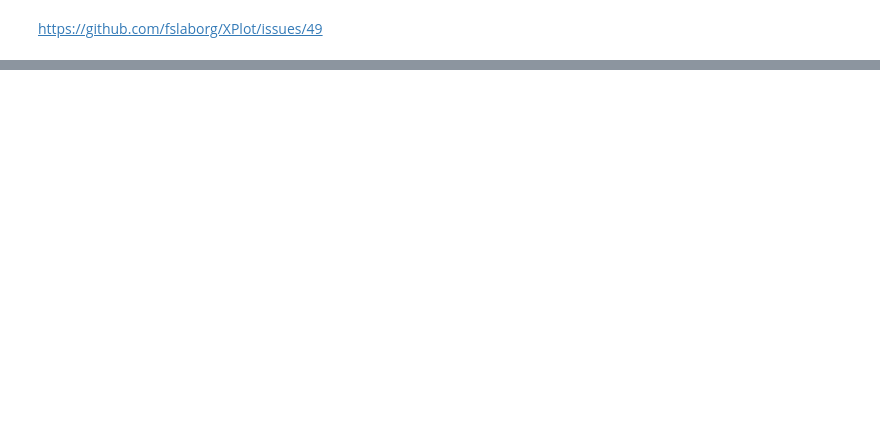
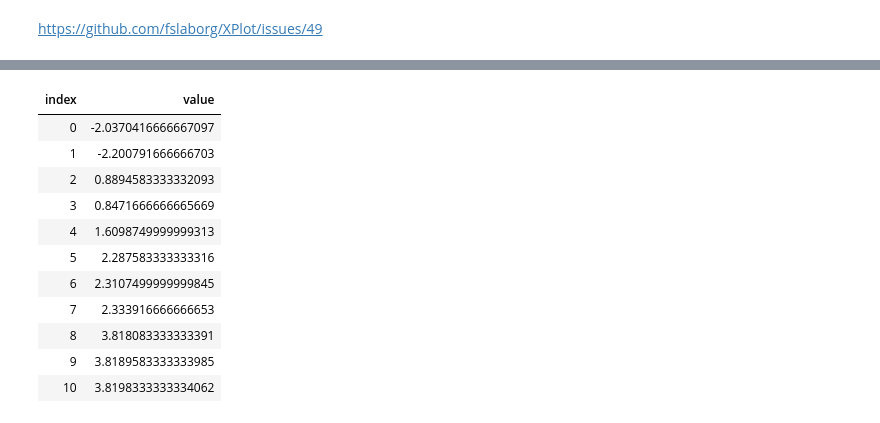
Before and after one commit to SpaceAntelope/dataframe-takens, a Jupyter notebook: Notebooks/Takens' Embedding.ipynb, the cells around one changed output, grey strips where cells are left out. Cells and saved outputs as stored; diff of their text form; code cells hidden in the pictures; blank space fills up the shorter version.

```diff
--- a/Notebooks/Takens' Embedding.ipynb
+++ b/Notebooks/Takens' Embedding.ipynb
@@ -184,3 +184,18 @@ plot'''' [|0;2;3|] embeddedFinal |> display
 [interactive output not drawn]
 [interactive output not drawn]
 [interactive output not drawn]
+# %%
+weatherDataMontrealFiltered |> DataFrameColumn.Slice(0L,10L) //.ApplyElementwise(fun x y -> x + y)
+# %% [output]
+| index | value |
+| 0 | -2.0370416666667097 |
+| 1 | -2.200791666666703 |
+| 2 | 0.8894583333332093 |
+| 3 | 0.8471666666665669 |
+| 4 | 1.6098749999999313 |
+| 5 | 2.287583333333316 |
+| 6 | 2.3107499999999845 |
+| 7 | 2.333916666666653 |
+| 8 | 3.818083333333391 |
+| 9 | 3.8189583333333985 |
+| 10 | 3.8198333333334062 |
```
Also changed, not shown: parts of 9 cells of this notebook, 14 other files.
